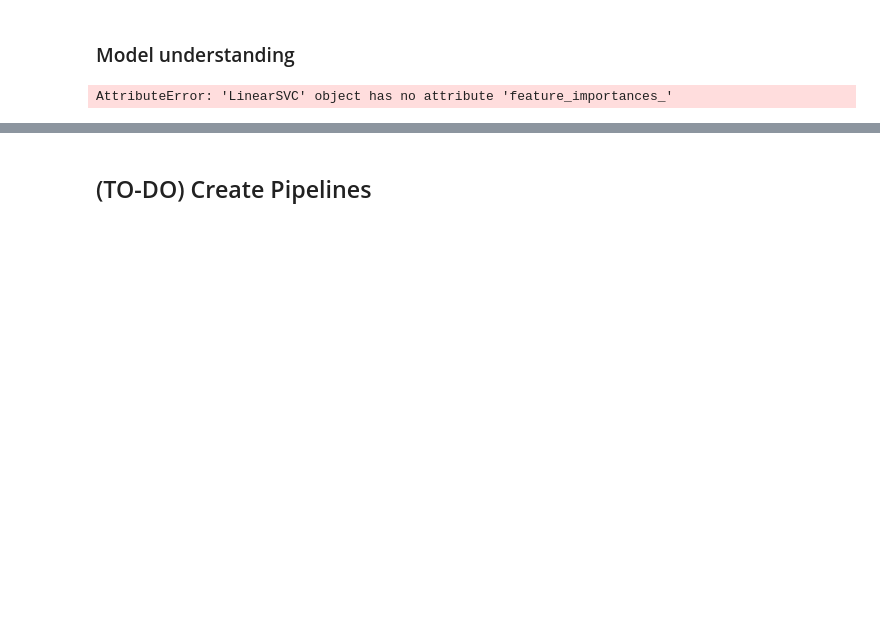
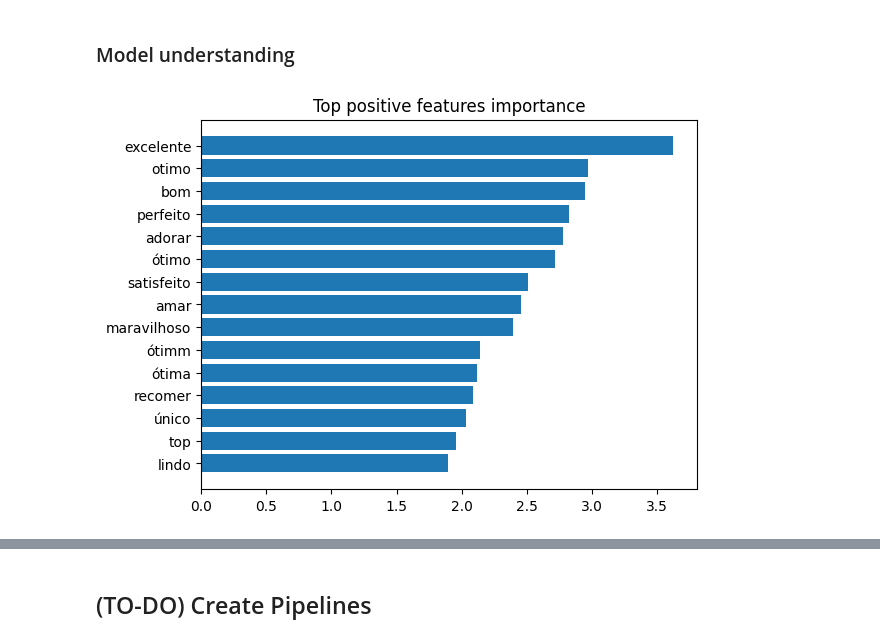
Before and after one commit to gabrielhazeredo/nlp-test-neoway, a Jupyter notebook: analysis/notebooks/modelling.ipynb, the cells around one changed output, grey strips where cells are left out. Saved outputs shown, nothing was run; the diff lists cells and outputs as text; code cells hidden in the pictures; blank space fills up the shorter version.

```diff
--- a/analysis/notebooks/modelling.ipynb
+++ b/analysis/notebooks/modelling.ipynb
@@ -100,7 +103,6 @@ def data_cleaning(df):
           'reviewer_gender', 'reviewer_state', 'review_title']
     df.drop(columns=cols, inplace=True)
     df.dropna(inplace=True)
-    df.reset_index(drop=True, inplace=True)
     # Noise removal
     regex_list = [r'www\S+', r'http\S+', r'@\S+', r'#\S+', r'[0-9]+', r'\W', r'\s+', r'[ \t]+$']
     df['review_text'] = multiple_regex(df['review_text'], regex_list)
@@ -427,8 +428,2 @@ weighted avg       0.92      0.90      0.91     25597
 # %% [markdown]
 ### Model understanding
-# %%
-# Try to get importance of features
-# something like:
-svc_grid.best_estimator_.named_steps["svc"].feature_importances_  # type: ignore
-# %% [output]
-AttributeError: 'LinearSVC' object has no attribute 'feature_importances_'
@@ -441,0 +430,24 @@ AttributeError: 'LinearSVC' object has no attribute 'feature_importances_'
+# %%
+# Importance of features
+
+def f_importances(coef, names, top=True):
+    '''
+    Print features importance
+    Top = True: print top features
+    Top = False: print bottom features
+    '''
+    imp = coef
+    imp,names= zip(*sorted(zip(imp,names)))
+    if top:
+        imp,names = imp[-15:],names[-15:]
+        plt.title('Top positive features importance')
+    else:
+        imp,names = imp[:15],names[:15]
+        plt.title('Top negative features importance')
+    plt.barh(range(len(names)), imp, align='center')
+    plt.yticks(range(len(names)), names)
+    plt.show()
+
+f_importances(svc_grid.best_estimator_.named_steps["svc"].coef_[0], svc_grid.best_estimator_.named_steps["tfidf"].get_feature_names_out()) # type: ignore
+# %% [output]
+[figure, added]
```
Also changed, not shown: parts of 15 cells of this notebook.
